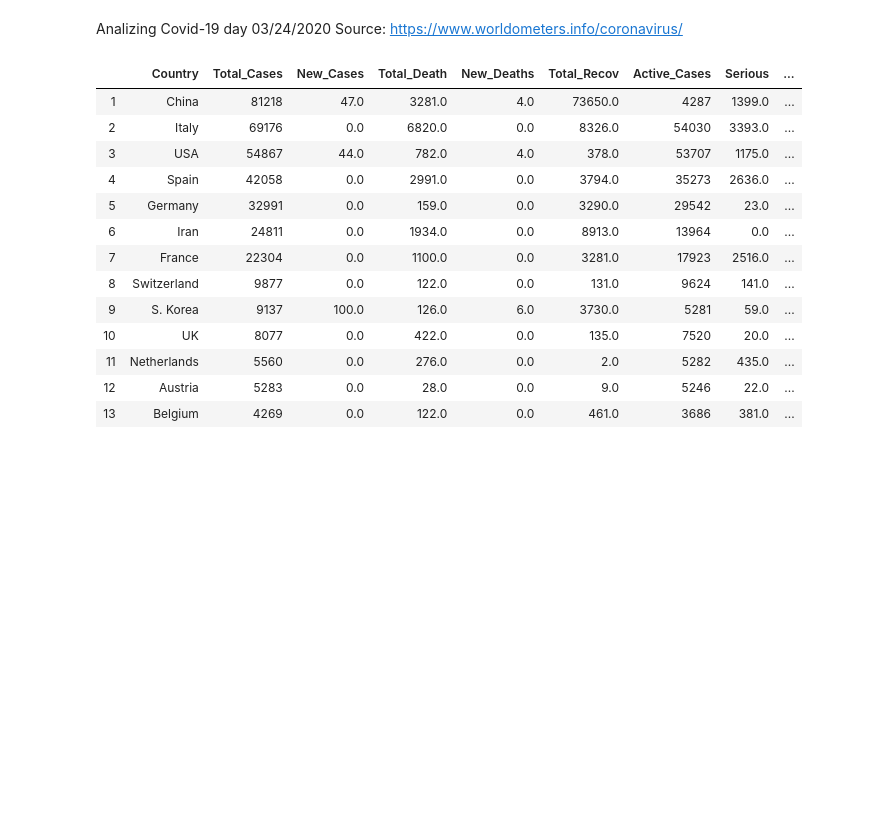
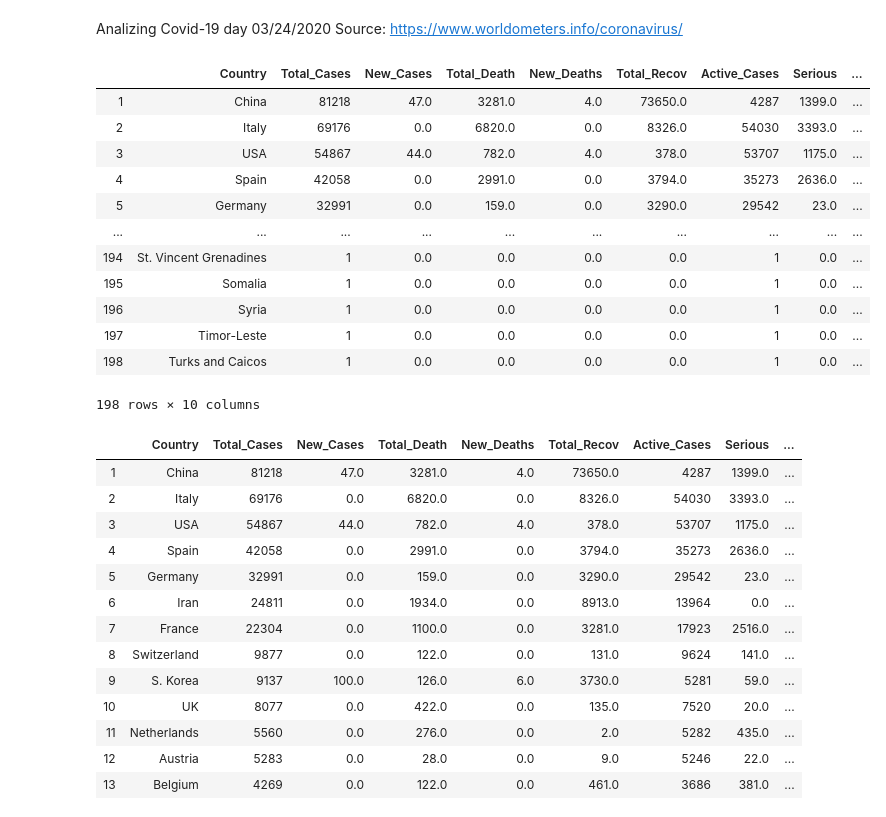
Before and after one commit to yordanisp/Pandas, a Jupyter notebook: Covid-19.ipynb, the cells around one changed output. Cells and saved outputs as stored; diff of their text form; code cells hidden in the pictures; blank space fills up the shorter version.

```diff
--- a/Covid-19.ipynb
+++ b/Covid-19.ipynb
@@ -12,6 +13,22 @@ cv = pd.read_csv('covid19_3_24.csv')
 cv.index = np.arange(1, len(cv)+1) # Starting with 1 instead 0
 # %%
 cv = cv.fillna(0) # Convert NaN to cero
+# %%
+cv
+# %% [output]
+|  | Country | Total_Cases | New_Cases | Total_Death | New_Deaths | Total_Recov | Active_Cases | Serious | ... |
+| 1 | China | 81218 | 47.0 | 3281.0 | 4.0 | 73650.0 | 4287 | 1399.0 | ... |
+| 2 | Italy | 69176 | 0.0 | 6820.0 | 0.0 | 8326.0 | 54030 | 3393.0 | ... |
+| 3 | USA | 54867 | 44.0 | 782.0 | 4.0 | 378.0 | 53707 | 1175.0 | ... |
+| 4 | Spain | 42058 | 0.0 | 2991.0 | 0.0 | 3794.0 | 35273 | 2636.0 | ... |
+| 5 | Germany | 32991 | 0.0 | 159.0 | 0.0 | 3290.0 | 29542 | 23.0 | ... |
+| ... | ... | ... | ... | ... | ... | ... | ... | ... | ... |
+| 194 | St. Vincent Grenadines | 1 | 0.0 | 0.0 | 0.0 | 0.0 | 1 | 0.0 | ... |
+| 195 | Somalia | 1 | 0.0 | 0.0 | 0.0 | 0.0 | 1 | 0.0 | ... |
+| 196 | Syria | 1 | 0.0 | 0.0 | 0.0 | 0.0 | 1 | 0.0 | ... |
+| 197 | Timor-Leste | 1 | 0.0 | 0.0 | 0.0 | 0.0 | 1 | 0.0 | ... |
+| 198 | Turks and Caicos | 1 | 0.0 | 0.0 | 0.0 | 0.0 | 1 | 0.0 | ... |
+198 rows × 10 columns
 # %%
 cv.head(15)
 # %% [output]
```
Also changed, not shown: parts of 5 cells of this notebook, 3 other files.
